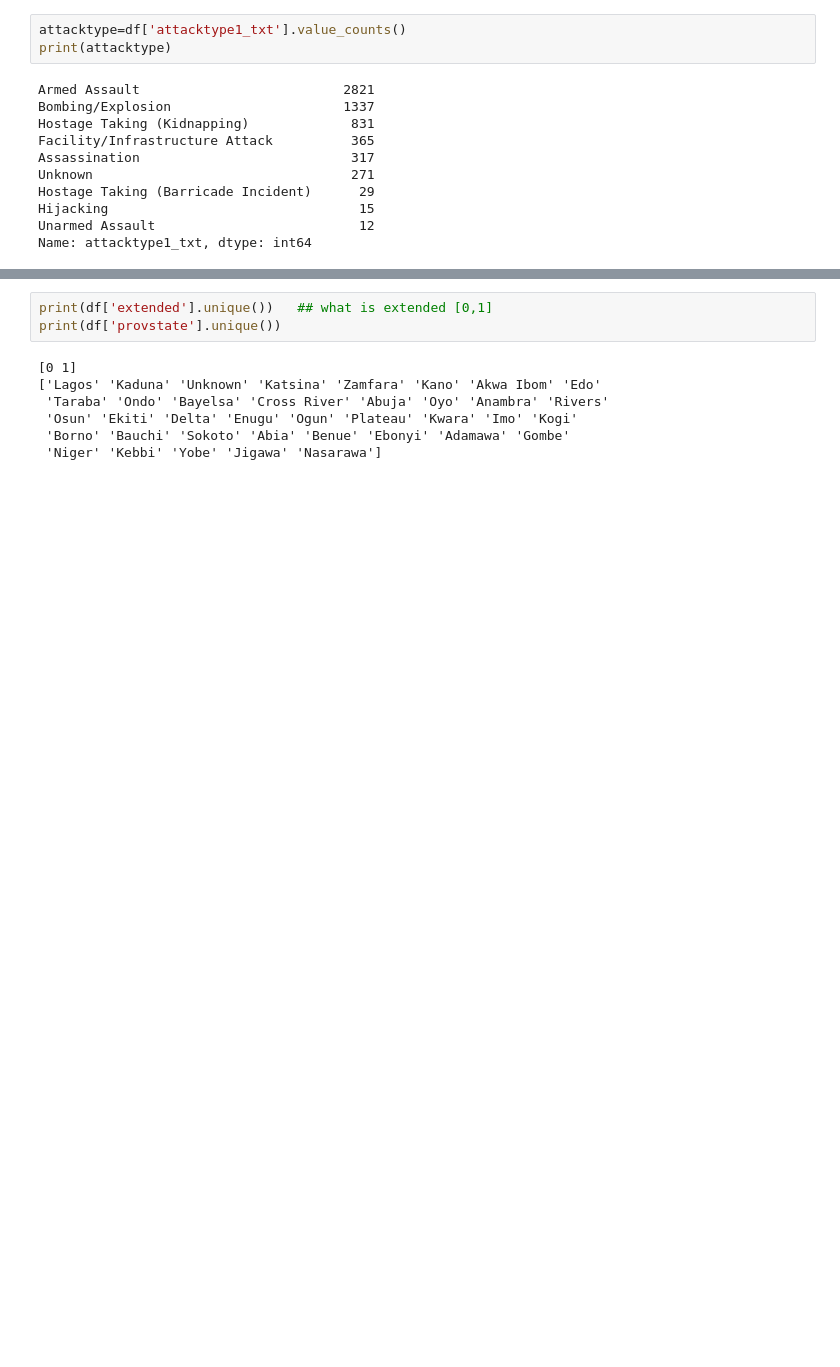
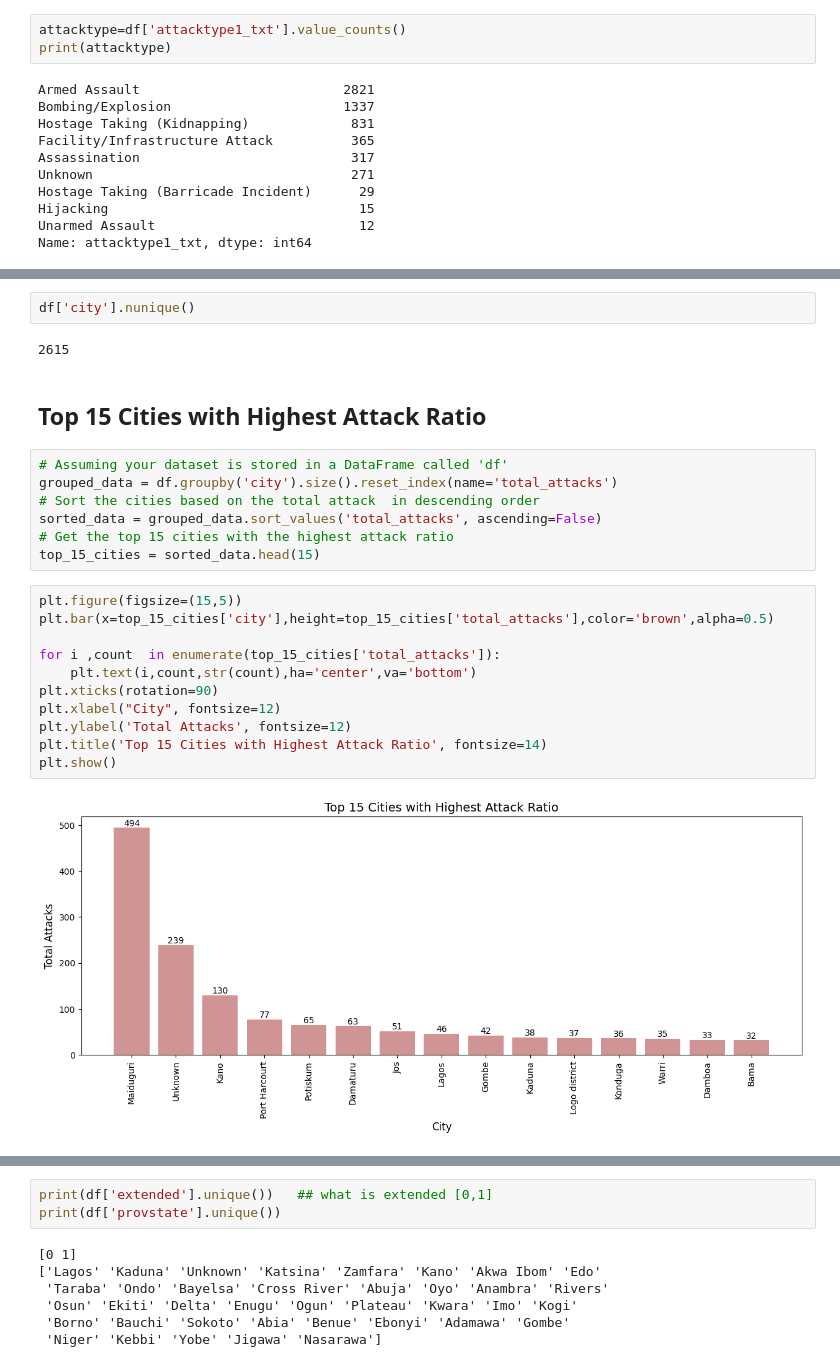
Before and after one commit to danishmeh/Project, a Jupyter notebook: omdena/3rd/terr.ipynb, the cells around one changed output, grey strips where cells are left out. Drawn from its saved outputs; the diff is of its cells as text; blank space fills up the shorter version.

```diff
--- a/omdena/3rd/terr.ipynb
+++ b/omdena/3rd/terr.ipynb
@@ -233,3 +229,29 @@ plt.show()
+# %%
+df['city'].nunique()
+# %% [output]
+2615
+# %% [markdown]
+## **Top 15 Cities with Highest Attack Ratio**
+# %%
+# Assuming your dataset is stored in a DataFrame called 'df'
+grouped_data = df.groupby('city').size().reset_index(name='total_attacks')
+# Sort the cities based on the total attack  in descending order
+sorted_data = grouped_data.sort_values('total_attacks', ascending=False)
+# Get the top 15 cities with the highest attack ratio
+top_15_cities = sorted_data.head(15)
+# %%
+plt.figure(figsize=(15,5))
+plt.bar(x=top_15_cities['city'],height=top_15_cities['total_attacks'],color='brown',alpha=0.5)
+
+for i ,count  in enumerate(top_15_cities['total_attacks']):
+    plt.text(i,count,str(count),ha='center',va='bottom')
+plt.xticks(rotation=90)
+plt.xlabel("City", fontsize=12)
+plt.ylabel('Total Attacks', fontsize=12)
+plt.title('Top 15 Cities with Highest Attack Ratio', fontsize=14)
+plt.show()
+# %% [output]
+[figure, added]
 # %%
 print(df['city'].nunique())
 plt.figure(figsize=(10,5))
```
Also changed, not shown: parts of 7 cells of this notebook, 1 other file.
